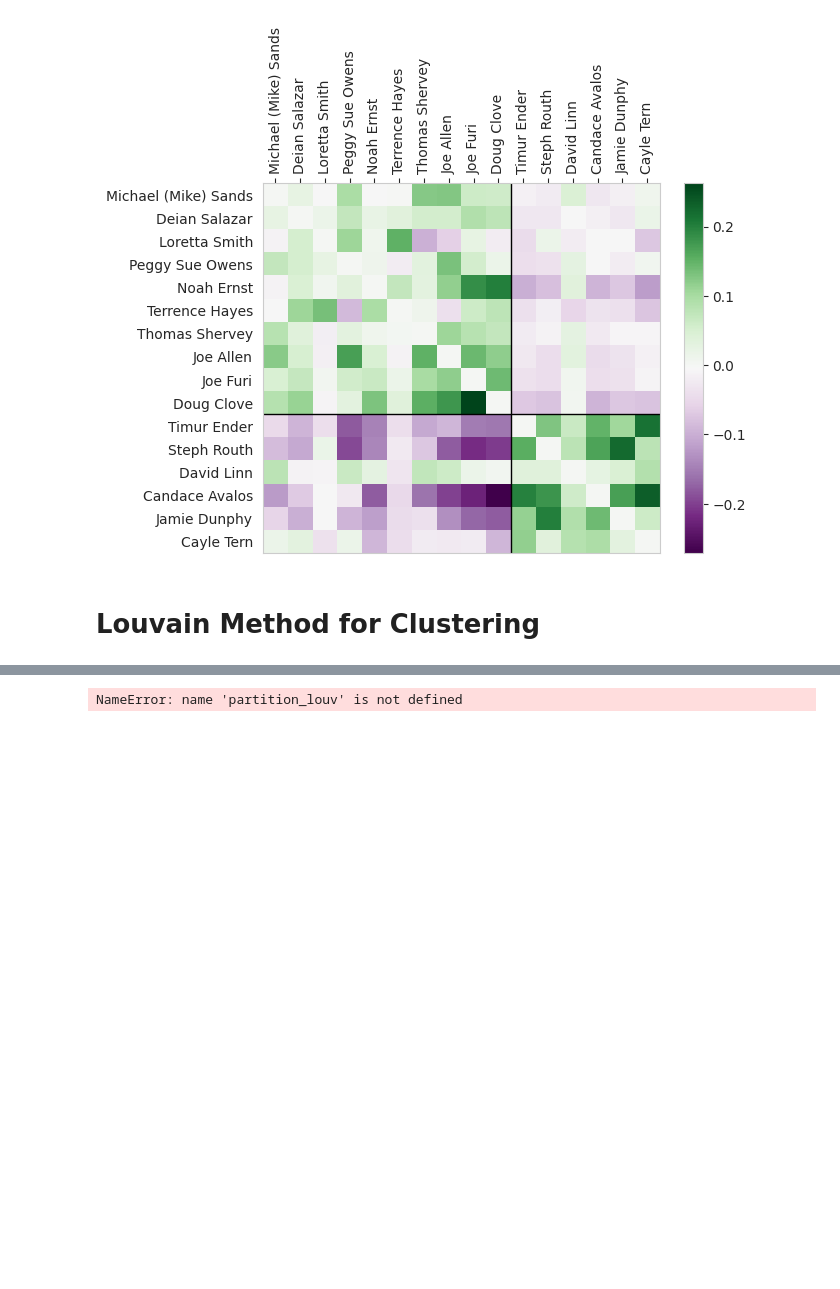
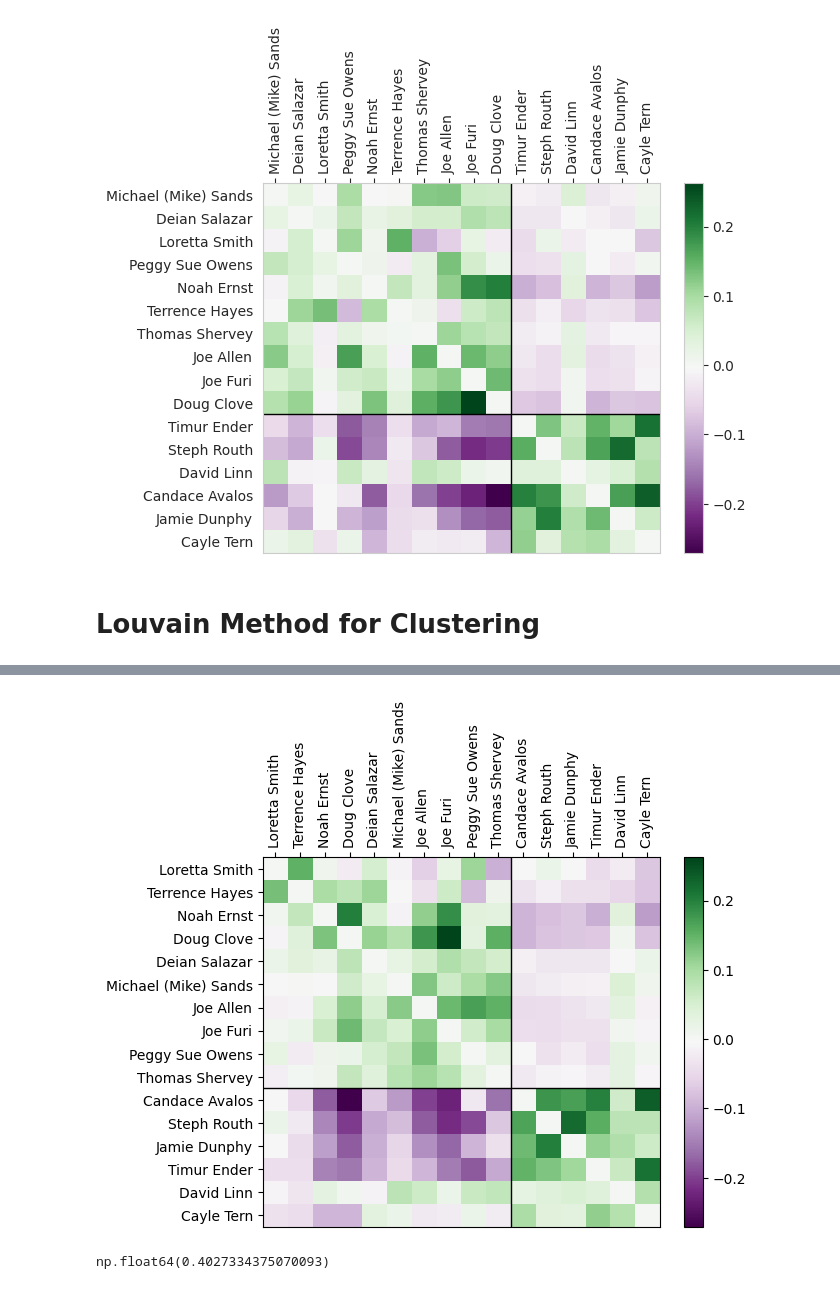
Before and after one commit to mcontrerassc/candidate_matrices, a Jupyter notebook: demo.ipynb, the cells around one changed output, grey strips where cells are left out. Cells and saved outputs as stored; diff of their text form; code cells hidden in the pictures; blank space fills up the shorter version.

Commit message:
Readd louvain to demo

```diff
--- a/demo.ipynb
+++ b/demo.ipynb
@@ -150,8 +150,3 @@ viz_partition(best_burst, boost, candidates)
 [figure]
 # %% [markdown]
 # Louvain Method for Clustering
-# %%
-# create a graph from boost matrix
-G = create_graph_louvain_bm(boost)
-partition_louv = louvain_partition_from_graph(G, profile)
-partition_louv
@@ -159,0 +153,5 @@ TypeError: louvain_partition_from_graph() missing 2 required positional argument
+# %%
+# create a graph from boost matrix
+G_clean = create_graph_louvain_bm(boost)
+partition_louv_c = louvain_partition_from_graph(G, profile, 1, True)
+partition_louv_c
@@ -160,6 +175,7 @@ TypeError: louvain_partition_from_graph() missing 2 required positional argument
 # %%
-viz_partition(partition_louv, boost, candidates)
-first_second_score(profile, partition_louv)
-cut_score(profile, partition_louv)
+viz_partition(partition_louv_c, boost, candidates)
+first_second_score(profile, partition_louv_c)
+cut_score(profile, partition_louv_c)
 # %% [output]
+[figure, added]
-NameError: name 'partition_louv' is not defined
+np.float64(0.4027334375070093)
```
Also changed, not shown: parts of 2 cells of this notebook.
